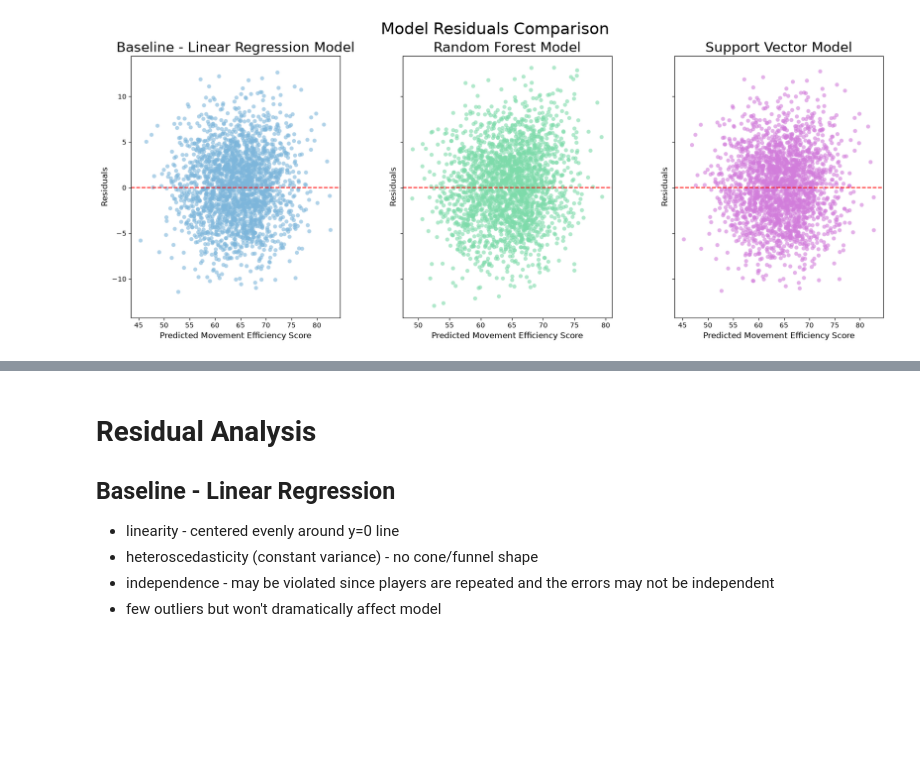
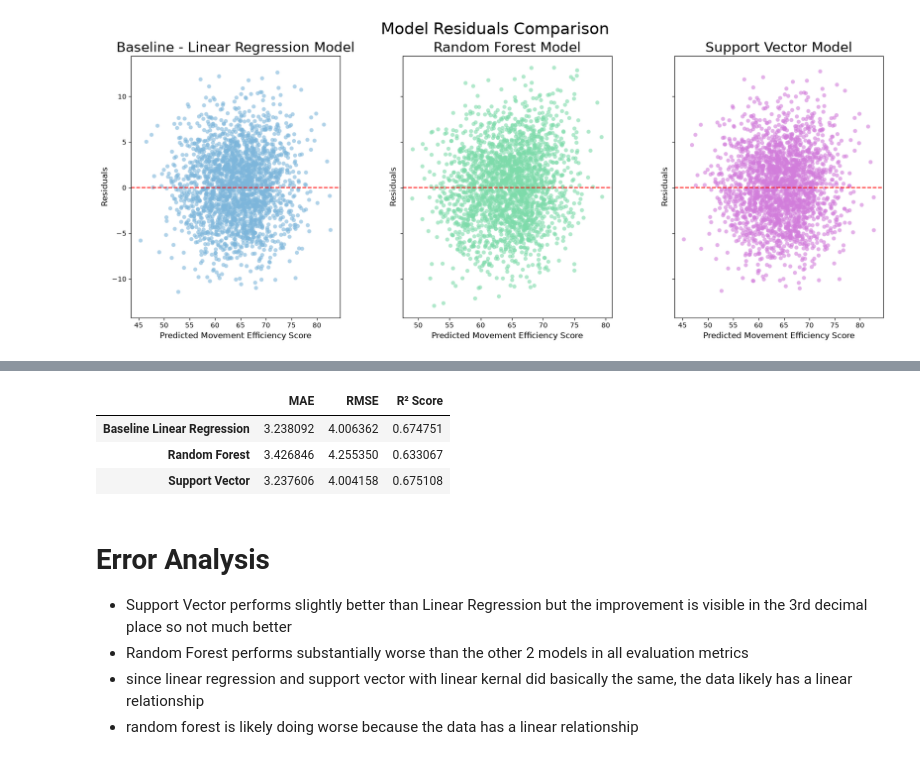
Before and after one commit to skateb2020/ct4101_project, a Jupyter notebook: notebooks/05_analysis.ipynb, the cells around one changed output, grey strips where cells are left out. Saved outputs shown, nothing was run; the diff lists cells and outputs as text; code cells hidden in the pictures; blank space fills up the shorter version.

Commit message:
Compare models and summary of findings

```diff
--- a/notebooks/05_analysis.ipynb
+++ b/notebooks/05_analysis.ipynb
@@ -72,7 +85,42 @@ Testing: 2170 rows | 15 unique players
+# %%
+#comparison chart for the models
+from sklearn.metrics import root_mean_squared_error, mean_absolute_error, r2_score
+
+#baseline evaluation
+baseline_val_mae = mean_absolute_error(y_test, baseline_y_pred)
+baseline_val_rmse = root_mean_squared_error(y_test, baseline_y_pred)
+baseline_val_r2 = r2_score(y_test, baseline_y_pred)
+
+#random forest evaluation
+rf_val_mae = mean_absolute_error(y_test, rf_y_pred)
+rf_val_rmse = root_mean_squared_error(y_test, rf_y_pred)
+rf_val_r2 = r2_score(y_test, rf_y_pred)
+
+#support vector evaluation
+sv_val_mae = mean_absolute_error(y_test, sv_y_pred)
+sv_val_rmse = root_mean_squared_error(y_test, sv_y_pred)
+sv_val_r2 = r2_score(y_test, sv_y_pred)
+
+#summary dictionary
+results_data = {
+    "Model": ["Baseline Linear Regression", "Random Forest", "Support Vector"],
+    "MAE": [baseline_val_mae, rf_val_mae, sv_val_mae],
+    "RMSE": [baseline_val_rmse, rf_val_rmse, sv_val_rmse],
+    "R² Score": [baseline_val_r2, rf_val_r2, sv_val_r2]
+}
+
+results_df = pd.DataFrame(results_data)
+results_df = results_df.set_index('Model')
+results_df.index.name = None
+display(results_df)
+# %% [output]
+|  | MAE | RMSE | R² Score |
+| Baseline Linear Regression | 3.238092 | 4.006362 | 0.674751 |
+| Random Forest | 3.426846 | 4.255350 | 0.633067 |
+| Support Vector | 3.237606 | 4.004158 | 0.675108 |
 # %% [markdown]
-# Residual Analysis
-## Baseline - Linear Regression
-- linearity - centered evenly around y=0 line
-- heteroscedasticity (constant variance) - no cone/funnel shape
-- independence - may be violated since players are repeated and the errors may not be independent
-- few outliers but won't dramatically affect model
+# Error Analysis
+- Support Vector performs slightly better than Linear Regression but the improvement is visible in the 3rd decimal place so not much better
+- Random Forest performs substantially worse than the other 2 models in all evaluation metrics
+- since linear regression and support vector with linear kernal did basically the same, the data likely has a linear relationship
+- random forest is likely doing worse because the data has a linear relationship
```
Also changed, not shown: parts of 2 cells of this notebook, 2 other files.
